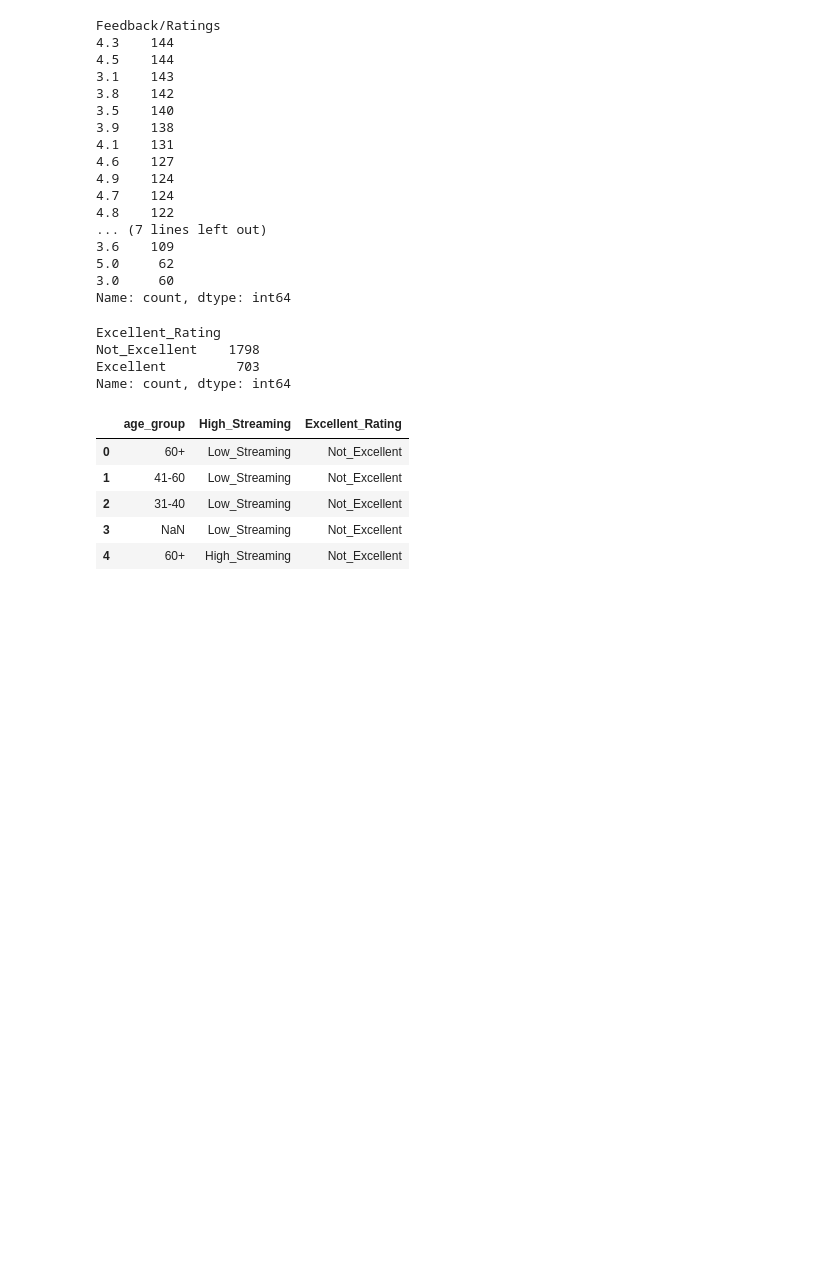
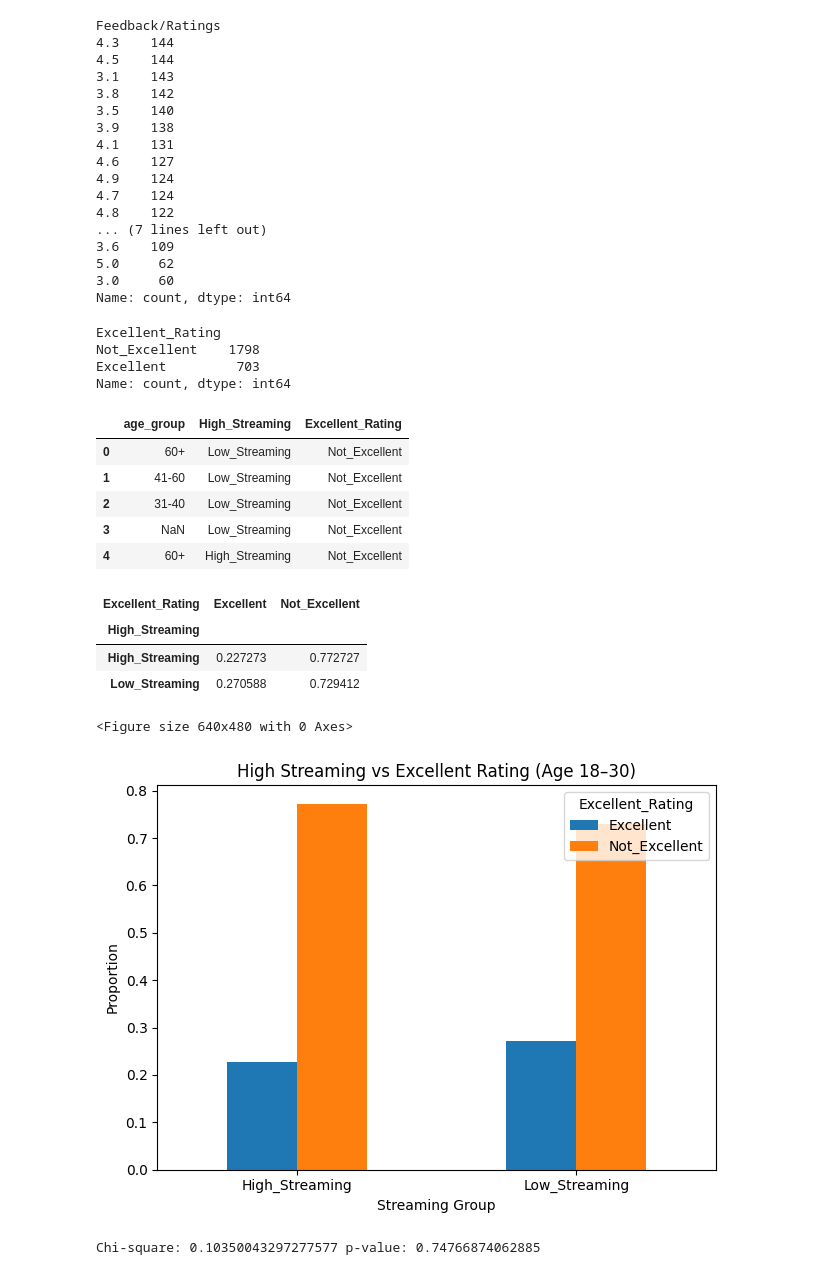
Before and after one commit to keattt0330/Data-Mining, a Jupyter notebook: assignment.ipynb, the cells around one changed output. Cells and saved outputs as stored; diff of their text form; code cells hidden in the pictures; blank space fills up the shorter version.

```diff
--- a/assignment.ipynb
+++ b/assignment.ipynb
@@ -121,3 +121,38 @@ transactions.head()
 | 2 | 31-40 | Low_Streaming | Not_Excellent |
 | 3 | NaN | Low_Streaming | Not_Excellent |
 | 4 | 60+ | High_Streaming | Not_Excellent |
+# %%
+young_users = Amazon_Prime[Amazon_Prime['age_group'] == '18-30']
+
+crosstab_norm = pd.crosstab(
+    young_users['High_Streaming'],
+    young_users['Excellent_Rating'],
+    normalize='index'
+)
+
+crosstab_norm
+# %% [output]
+| Excellent_Rating | Excellent | Not_Excellent |
+| High_Streaming |  |  |
+| High_Streaming | 0.227273 | 0.772727 |
+| Low_Streaming | 0.270588 | 0.729412 |
+# %%
+plt.figure()
+crosstab_norm.plot(kind='bar')
+plt.title("High Streaming vs Excellent Rating (Age 18-30)")
+plt.xlabel("Streaming Group")
+plt.ylabel("Proportion")
+plt.xticks(rotation=0)
+plt.tight_layout()
+plt.show()
+# %% [output]
+<Figure size 640x480 with 0 Axes>
+[figure, added]
+# %%
+from scipy.stats import chi2_contingency
+
+contingency = pd.crosstab(young_users['High_Streaming'], young_users['Excellent_Rating'])
+chi2, p, dof, ex = chi2_contingency(contingency)
+print("Chi-square:", chi2, "p-value:", p)
+# %% [output]
+Chi-square: 0.10350043297277577 p-value: 0.74766874062885
```
